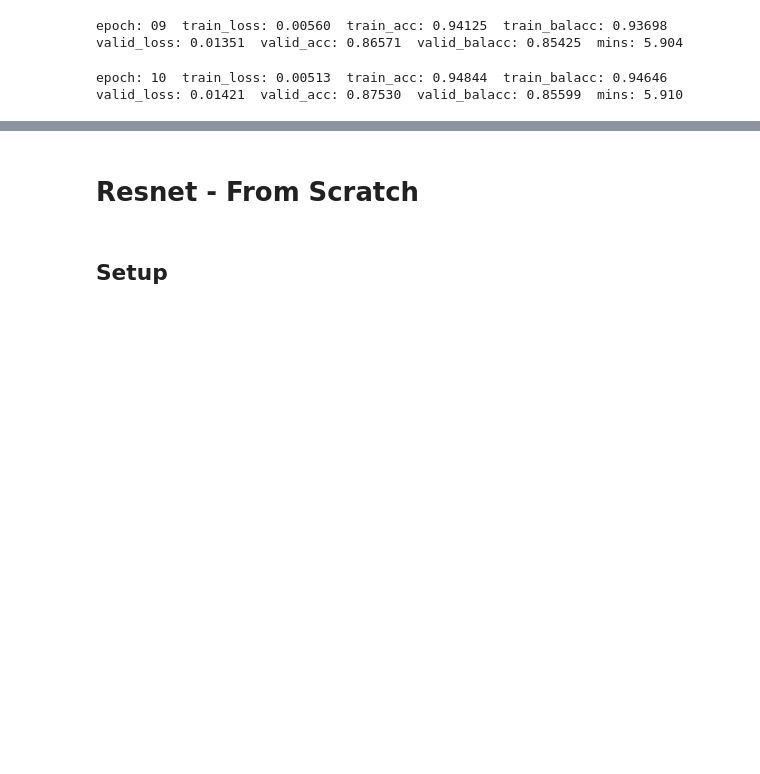
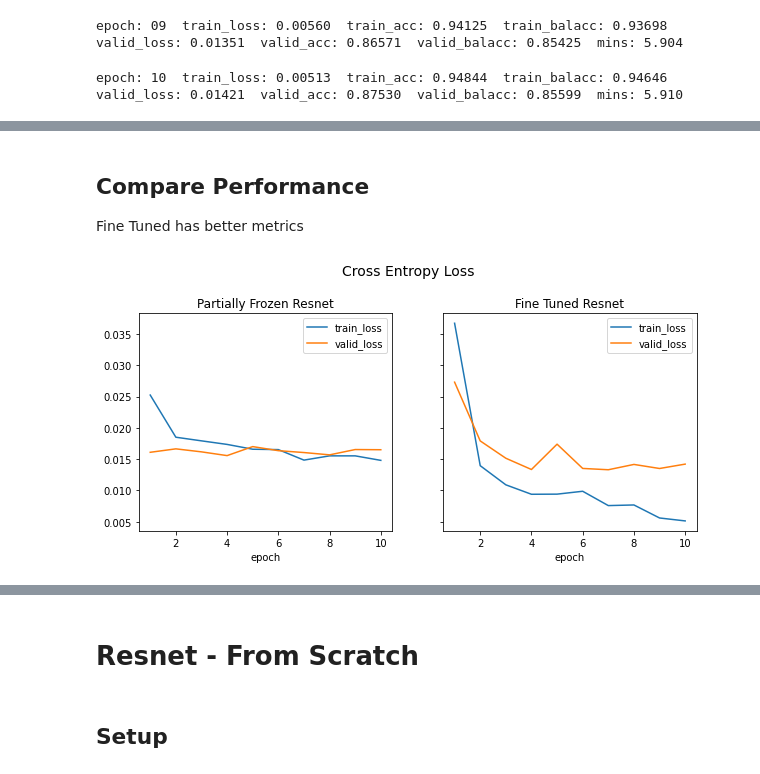
Before and after one commit to Physsionist/deep_architecture, a Jupyter notebook: model_fitting.ipynb, the cells around one changed output, grey strips where cells are left out. Saved outputs shown, nothing was run; the diff lists cells and outputs as text; code cells hidden in the pictures; blank space fills up the shorter version.

Commit message:
update graphs

```diff
--- a/model_fitting.ipynb
+++ b/model_fitting.ipynb
@@ -491,0 +523,12 @@ epoch: 10  train_loss: 0.00513  train_acc: 0.94844  train_balacc: 0.94646  valid
+# %% [markdown]
+## Compare Performance
+Fine Tuned has better metrics
+# %%
+fig, ax = plt.subplots(1, 2, figsize =(10, 4),  sharex=True, sharey=True)
+df1.plot(x='epoch', y=['train_loss', 'valid_loss'], ax=ax[0], title='Partially Frozen Resnet');
+df2.plot(x='epoch', y=['train_loss', 'valid_loss'], ax=ax[1], title='Fine Tuned Resnet');
+
+fig.suptitle('Cross Entropy Loss', fontsize=14, y=1.05)
+plt.show()
+# %% [output]
+[figure, added]
```
Also changed, not shown: parts of 4 cells of this notebook.
